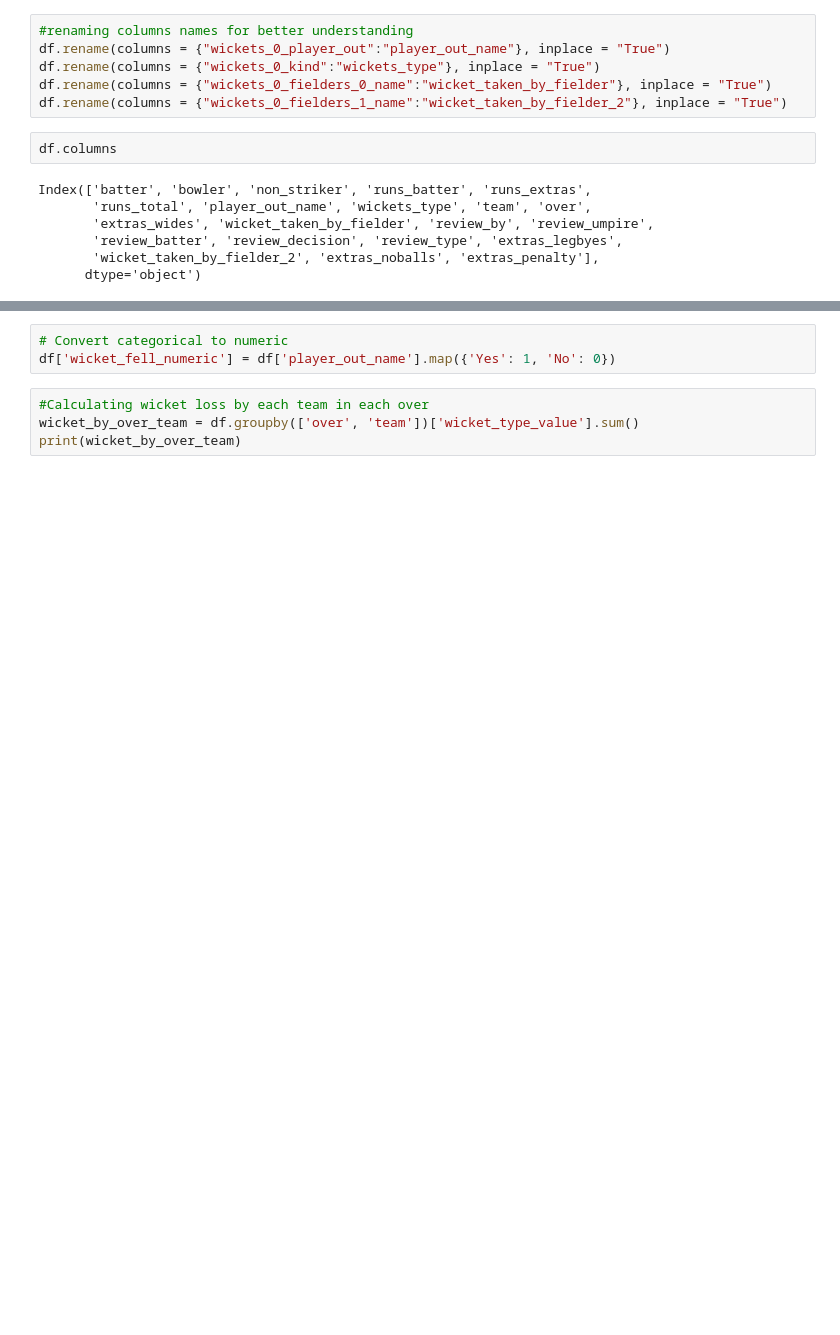
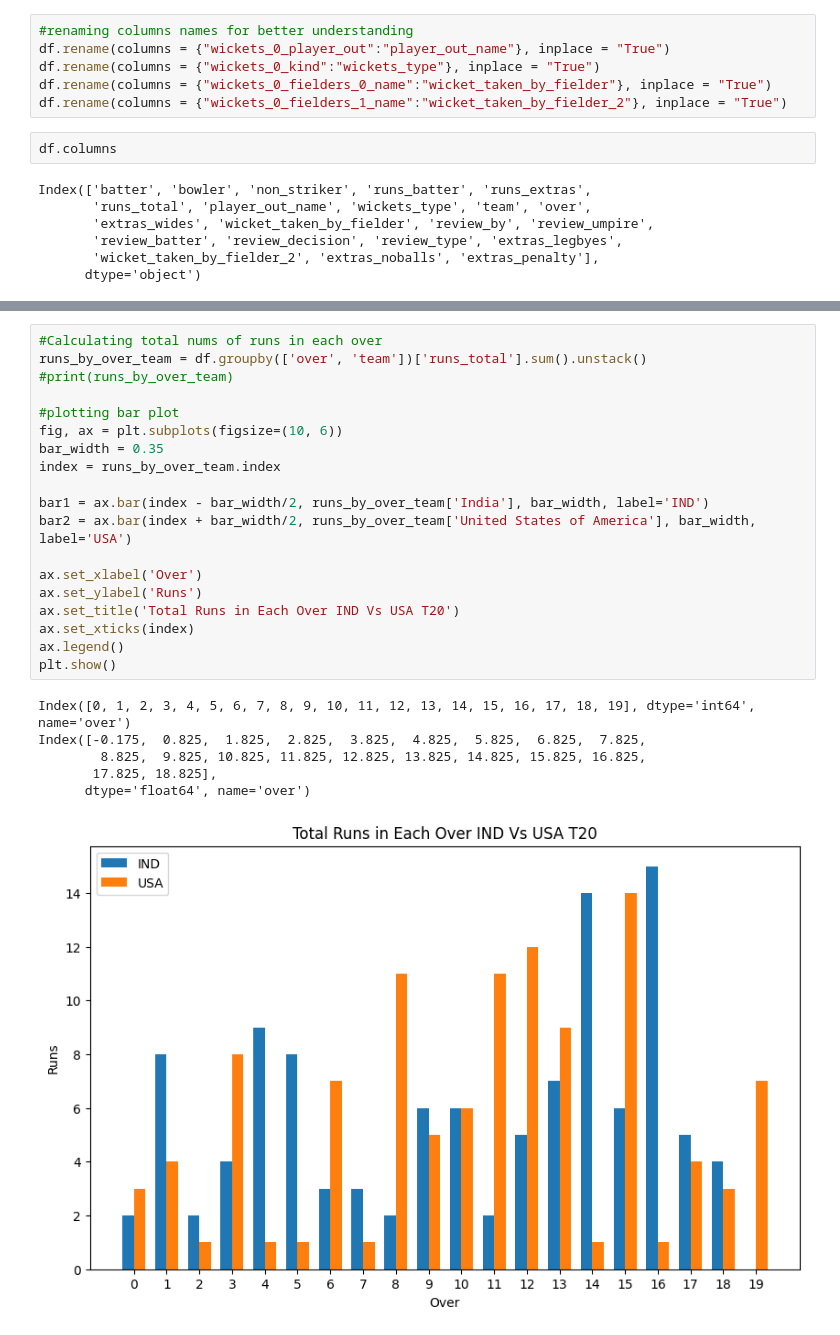
Before and after one commit to ayuri1512/Data-Science-Projects, a Jupyter notebook: T20worldcup.ipynb, the cells around one changed output, grey strips where cells are left out. Cells and saved outputs as stored; diff of their text form; blank space fills up the shorter version.

```diff
--- a/T20worldcup.ipynb
+++ b/T20worldcup.ipynb
@@ -252,7 +241,26 @@ Name: runs_total, dtype: int64
-# %%
-# Convert categorical to numeric
-df['wicket_fell_numeric'] = df['player_out_name'].map({'Yes': 1, 'No': 0})
-# %%
-#Calculating wicket loss by each team in each over
-wicket_by_over_team = df.groupby(['over', 'team'])['wicket_type_value'].sum()
-print(wicket_by_over_team)
+# %%
+#Calculating total nums of runs in each over
+runs_by_over_team = df.groupby(['over', 'team'])['runs_total'].sum().unstack()
+#print(runs_by_over_team)
+
+#plotting bar plot
+fig, ax = plt.subplots(figsize=(10, 6))
+bar_width = 0.35
+index = runs_by_over_team.index
+
+bar1 = ax.bar(index - bar_width/2, runs_by_over_team['India'], bar_width, label='IND')
+bar2 = ax.bar(index + bar_width/2, runs_by_over_team['United States of America'], bar_width, label='USA')
+
+ax.set_xlabel('Over')
+ax.set_ylabel('Runs')
+ax.set_title('Total Runs in Each Over IND Vs USA T20')
+ax.set_xticks(index)
+ax.legend()
+plt.show()
+# %% [output]
+Index([0, 1, 2, 3, 4, 5, 6, 7, 8, 9, 10, 11, 12, 13, 14, 15, 16, 17, 18, 19], dtype='int64', name='over')
+Index([-0.175,  0.825,  1.825,  2.825,  3.825,  4.825,  5.825,  6.825,  7.825,
+        8.825,  9.825, 10.825, 11.825, 12.825, 13.825, 14.825, 15.825, 16.825,
+       17.825, 18.825],
+      dtype='float64', name='over')
+[figure, added]
```
Also changed, not shown: parts of 6 cells of this notebook.
